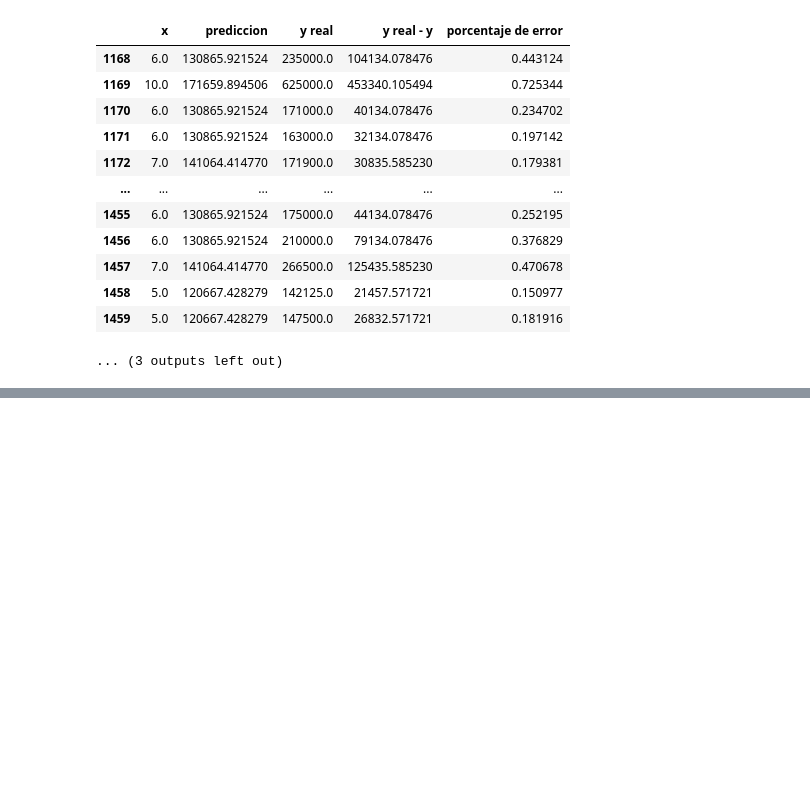
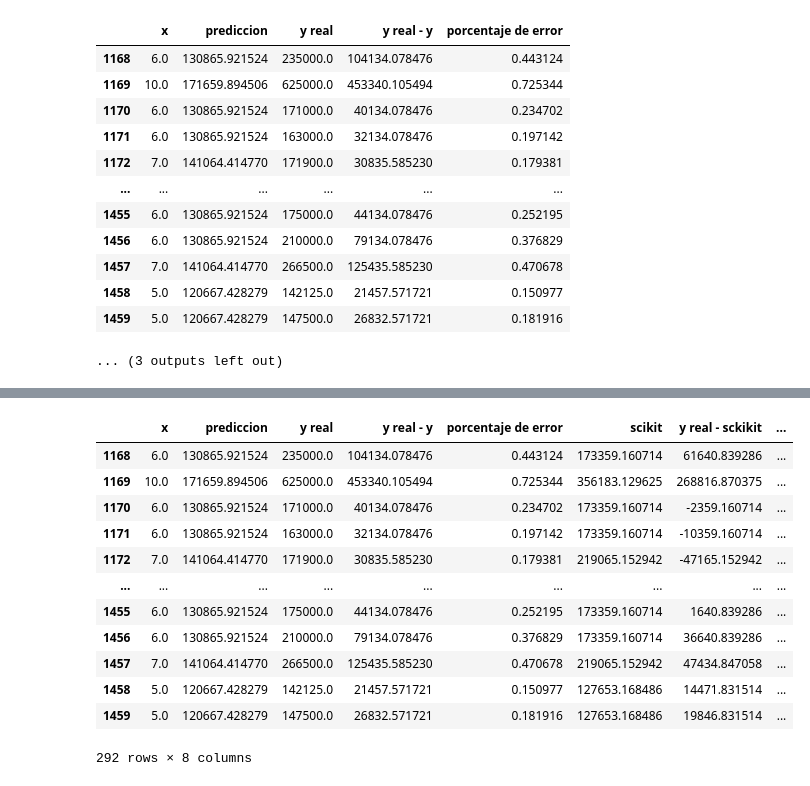
Before and after one commit to Senryo1/proyecto, a Jupyter notebook: proyecto.ipynb, the cells around one changed output, grey strips where cells are left out. Cells and saved outputs as stored; diff of their text form; code cells hidden in the pictures; blank space fills up the shorter version.

Commit message:
proyecto terminado con el uso de scikit y entrenamiento

```diff
--- a/proyecto.ipynb
+++ b/proyecto.ipynb
@@ -428,0 +451,15 @@ To https://github.com/Senryo1/proyecto.git
+# %%
+from sklearn.linear_model import SGDRegressor
+model = SGDRegressor(max_iter=100, tol=0.001, alpha=0.01, learning_rate='constant', eta0=0.02)
+X = df80["Overall Quality"].values.reshape((-1, 1))
+y = df80["Salesprice"].values
+history = model.fit(X, y)
+x_20 = df20["Overall Quality"].values.reshape((-1, 1))
+y_20 = model.predict(x_20)
+datproyecc["scikit"] = y_20
+datproyecc
+datproyecc["y real - sckikit"] = datproyecc["y real"] - y_20
+datproyecc["porcentaje error scikit"] = (datproyecc["y real"] - y_20)/datproyecc["y real"]
+display(datproyecc.describe())
+display(datproyecc)
+# %% [output]
@@ -428,0 +475,13 @@ To https://github.com/Senryo1/proyecto.git
+|  | x | prediccion | y real | y real - y | porcentaje de error | scikit | y real - sckikit | ... |
+| 1168 | 6.0 | 130865.921524 | 235000.0 | 104134.078476 | 0.443124 | 173359.160714 | 61640.839286 | ... |
+| 1169 | 10.0 | 171659.894506 | 625000.0 | 453340.105494 | 0.725344 | 356183.129625 | 268816.870375 | ... |
+| 1170 | 6.0 | 130865.921524 | 171000.0 | 40134.078476 | 0.234702 | 173359.160714 | -2359.160714 | ... |
+| 1171 | 6.0 | 130865.921524 | 163000.0 | 32134.078476 | 0.197142 | 173359.160714 | -10359.160714 | ... |
+| 1172 | 7.0 | 141064.414770 | 171900.0 | 30835.585230 | 0.179381 | 219065.152942 | -47165.152942 | ... |
+| ... | ... | ... | ... | ... | ... | ... | ... | ... |
+| 1455 | 6.0 | 130865.921524 | 175000.0 | 44134.078476 | 0.252195 | 173359.160714 | 1640.839286 | ... |
+| 1456 | 6.0 | 130865.921524 | 210000.0 | 79134.078476 | 0.376829 | 173359.160714 | 36640.839286 | ... |
+| 1457 | 7.0 | 141064.414770 | 266500.0 | 125435.585230 | 0.470678 | 219065.152942 | 47434.847058 | ... |
+| 1458 | 5.0 | 120667.428279 | 142125.0 | 21457.571721 | 0.150977 | 127653.168486 | 14471.831514 | ... |
+| 1459 | 5.0 | 120667.428279 | 147500.0 | 26832.571721 | 0.181916 | 127653.168486 | 19846.831514 | ... |
+292 rows × 8 columns
```
Also changed, not shown: parts of 4 cells of this notebook.
